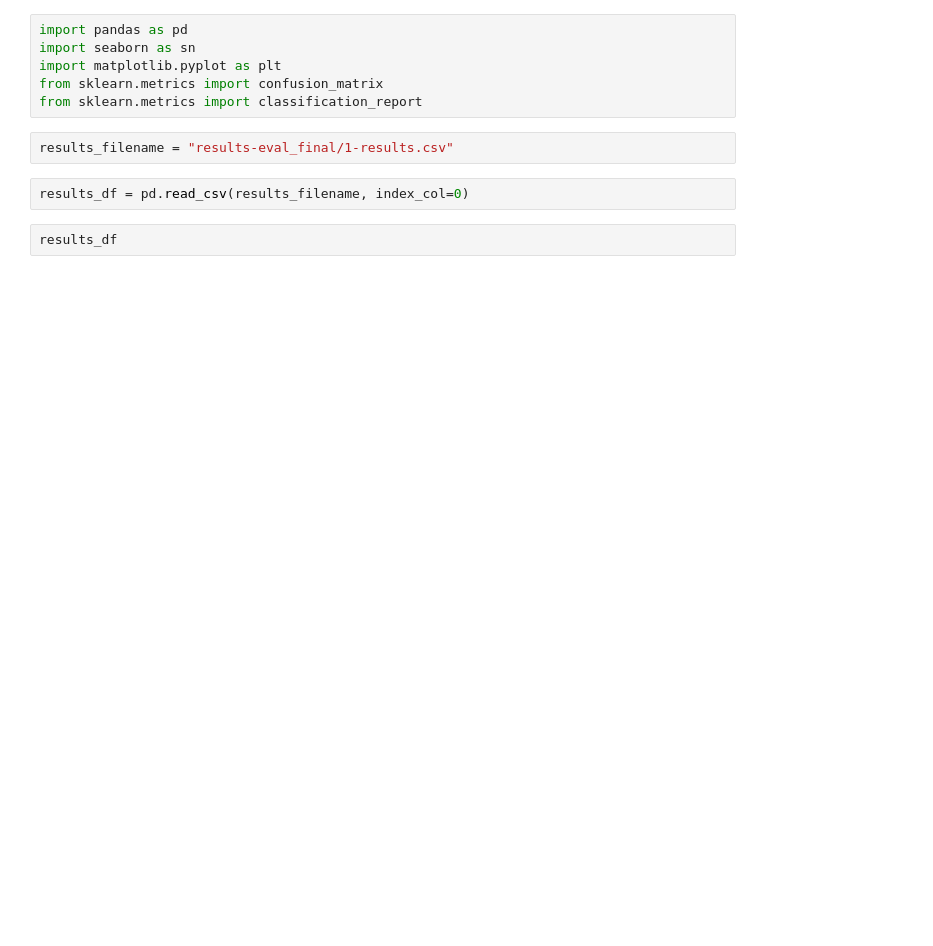
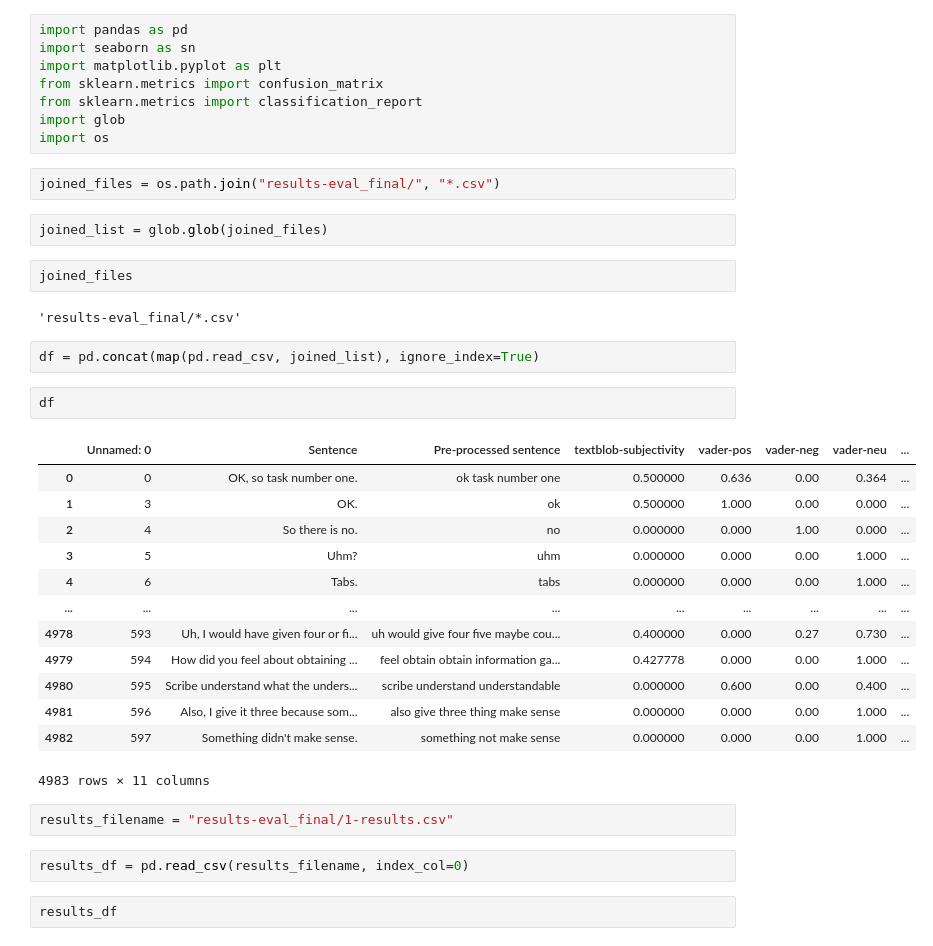
Before and after one commit to luc-rap/Analyza-sentimentu-VADER, a Jupyter notebook: evaluation.ipynb, the cells around one changed output. Saved outputs shown, nothing was run; the diff lists cells and outputs as text; blank space fills up the shorter version.

```diff
--- a/evaluation.ipynb
+++ b/evaluation.ipynb
@@ -4,6 +4,34 @@ import seaborn as sn
 import matplotlib.pyplot as plt
 from sklearn.metrics import confusion_matrix
 from sklearn.metrics import classification_report
+import glob
+import os
+# %%
+joined_files = os.path.join("results-eval_final/", "*.csv")
+# %%
+joined_list = glob.glob(joined_files)
+# %%
+joined_files
+# %% [output]
+'results-eval_final/*.csv'
+# %%
+df = pd.concat(map(pd.read_csv, joined_list), ignore_index=True)
+# %%
+df
+# %% [output]
+|  | Unnamed: 0 | Sentence | Pre-processed sentence | textblob-subjectivity | vader-pos | vader-neg | vader-neu | ... |
+| 0 | 0 | OK, so task number one. | ok task number one | 0.500000 | 0.636 | 0.00 | 0.364 | ... |
+| 1 | 3 | OK. | ok | 0.500000 | 1.000 | 0.00 | 0.000 | ... |
+| 2 | 4 | So there is no. | no | 0.000000 | 0.000 | 1.00 | 0.000 | ... |
+| 3 | 5 | Uhm? | uhm | 0.000000 | 0.000 | 0.00 | 1.000 | ... |
+| 4 | 6 | Tabs. | tabs | 0.000000 | 0.000 | 0.00 | 1.000 | ... |
+| ... | ... | ... | ... | ... | ... | ... | ... | ... |
+| 4978 | 593 | Uh, I would have given four or fi... | uh would give four five maybe cou... | 0.400000 | 0.000 | 0.27 | 0.730 | ... |
+| 4979 | 594 | How did you feel about obtaining ... | feel obtain obtain information ga... | 0.427778 | 0.000 | 0.00 | 1.000 | ... |
+| 4980 | 595 | Scribe understand what the unders... | scribe understand understandable | 0.000000 | 0.600 | 0.00 | 0.400 | ... |
+| 4981 | 596 | Also, I give it three because som... | also give three thing make sense | 0.000000 | 0.000 | 0.00 | 1.000 | ... |
+| 4982 | 597 | Something didn't make sense. | something not make sense | 0.000000 | 0.000 | 0.00 | 1.000 | ... |
+4983 rows × 11 columns
 # %%
 results_filename = "results-eval_final/1-results.csv"
 # %%
```
Also changed, not shown: parts of 5 cells of this notebook.
